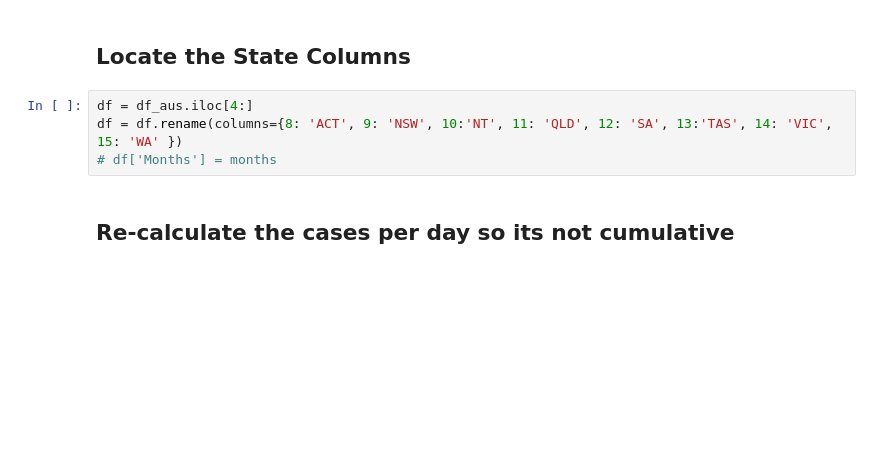
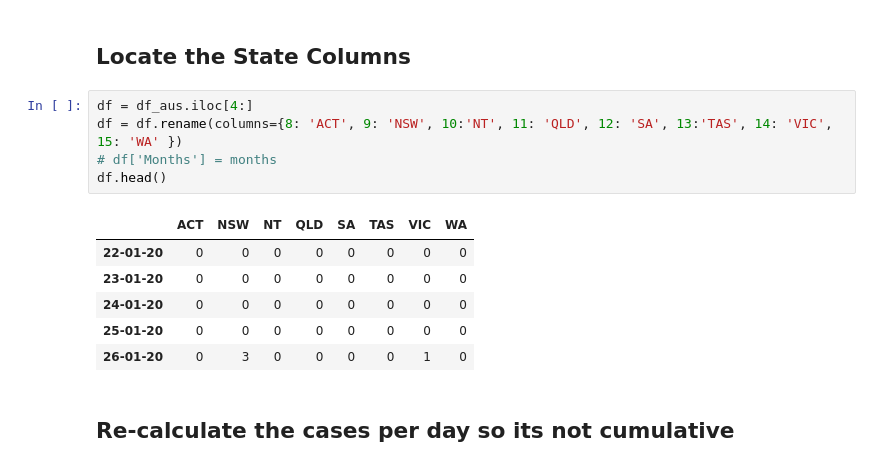
Before and after one commit to rfcamo/group5project, a Jupyter notebook: cleaning_files/cov_cleanup_AMB_r3.ipynb, the cells around one changed output. Saved outputs shown, nothing was run; the diff lists cells and outputs as text; blank space fills up the shorter version.

```diff
--- a/cleaning_files/cov_cleanup_AMB_r3.ipynb
+++ b/cleaning_files/cov_cleanup_AMB_r3.ipynb
@@ -37,7 +37,15 @@ df_aus
 # %%
 df = df_aus.iloc[4:]
 df = df.rename(columns={8: 'ACT', 9: 'NSW', 10:'NT', 11: 'QLD', 12: 'SA', 13:'TAS', 14: 'VIC', 15: 'WA' })
 # df['Months'] = months
+df.head()
+# %% [output]
+|  | ACT | NSW | NT | QLD | SA | TAS | VIC | WA |
+| 22-01-20 | 0 | 0 | 0 | 0 | 0 | 0 | 0 | 0 |
+| 23-01-20 | 0 | 0 | 0 | 0 | 0 | 0 | 0 | 0 |
+| 24-01-20 | 0 | 0 | 0 | 0 | 0 | 0 | 0 | 0 |
+| 25-01-20 | 0 | 0 | 0 | 0 | 0 | 0 | 0 | 0 |
+| 26-01-20 | 0 | 3 | 0 | 0 | 0 | 0 | 1 | 0 |
 # %% [markdown]
 ## Re-calculate the cases per day so its not cumulative
 # %%
```
Also changed, not shown: 3 other files.
